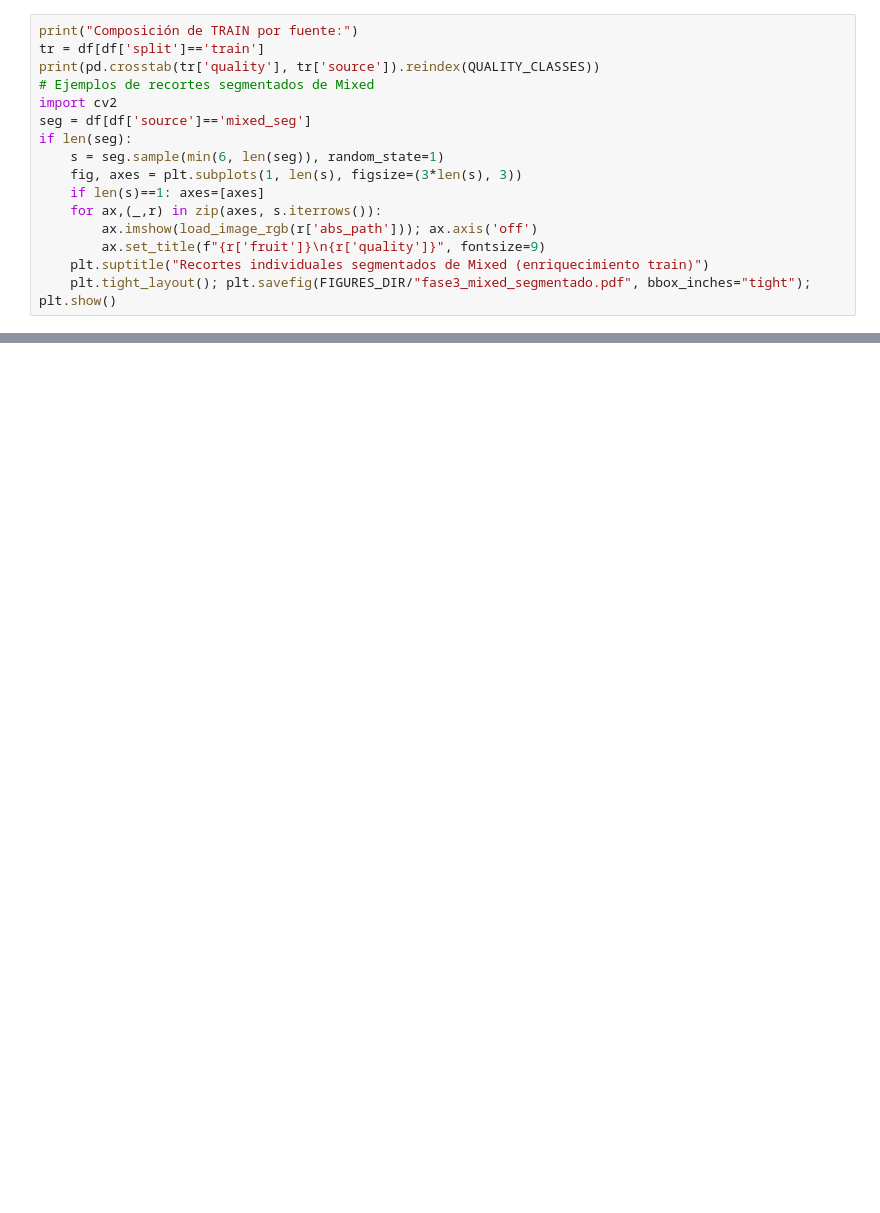
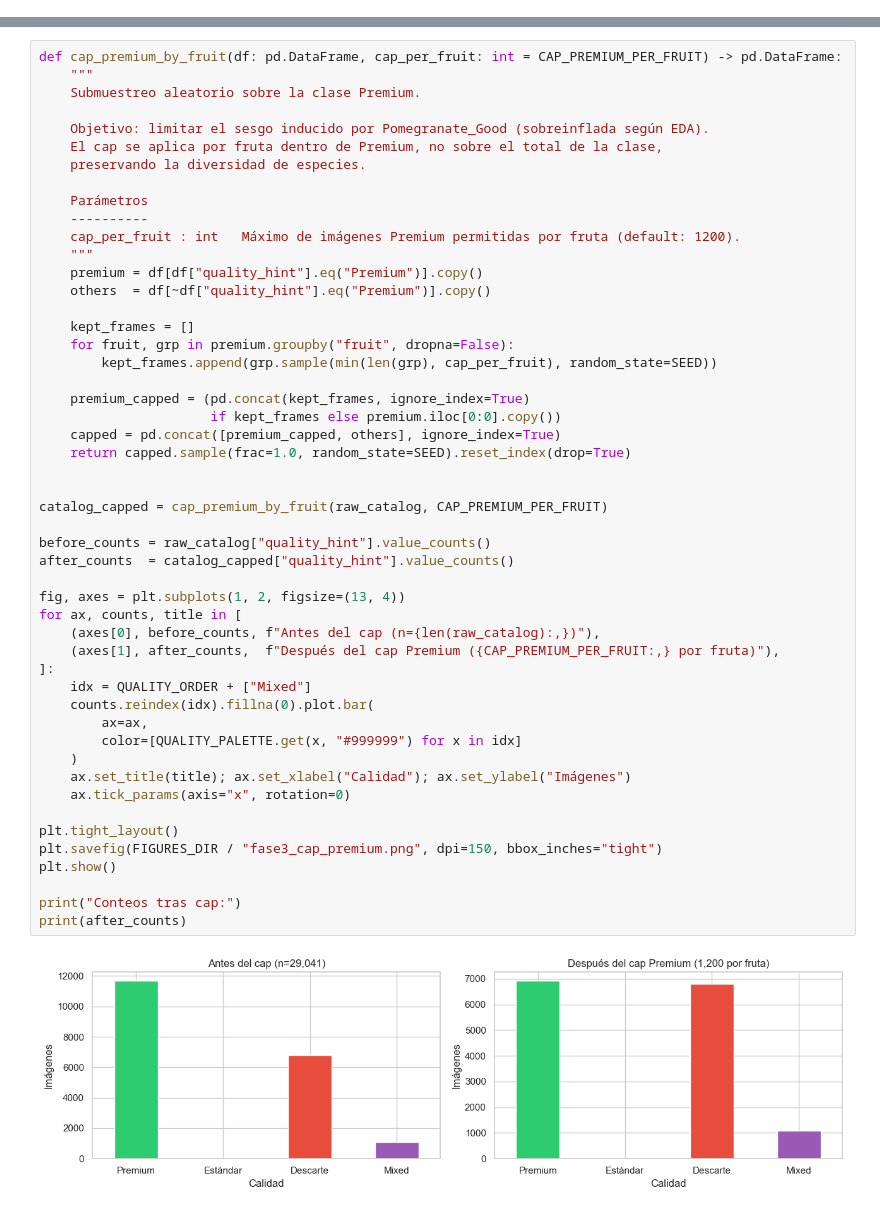
Before and after one commit to juanjgc0609/fruit-quality-classifier, a Jupyter notebook: notebooks/3_data_preparation/preprocessing.ipynb, the cells around one changed output, grey strips where cells are left out. Drawn from its saved outputs; the diff is of its cells as text; blank space fills up the shorter version.

```diff
--- a/notebooks/3_data_preparation/preprocessing.ipynb
+++ b/notebooks/3_data_preparation/preprocessing.ipynb
@@ -181,16 +0,0 @@ derivadas de color en la evaluación (evita métricas circulares).
-# %%
-print("Composición de TRAIN por fuente:")
-tr = df[df['split']=='train']
-print(pd.crosstab(tr['quality'], tr['source']).reindex(QUALITY_CLASSES))
-# Ejemplos de recortes segmentados de Mixed
-import cv2
-seg = df[df['source']=='mixed_seg']
-if len(seg):
-    s = seg.sample(min(6, len(seg)), random_state=1)
-    fig, axes = plt.subplots(1, len(s), figsize=(3*len(s), 3))
-    if len(s)==1: axes=[axes]
-    for ax,(_,r) in zip(axes, s.iterrows()):
-        ax.imshow(load_image_rgb(r['abs_path'])); ax.axis('off')
-        ax.set_title(f"{r['fruit']}\n{r['quality']}", fontsize=9)
-    plt.suptitle("Recortes individuales segmentados de Mixed (enriquecimiento train)")
-    plt.tight_layout(); plt.savefig(FIGURES_DIR/"fase3_mixed_segmentado.pdf", bbox_inches="tight"); plt.show()
@@ -215,0 +281,52 @@ Descarte    1489        827     193
+# %%
+def cap_premium_by_fruit(df: pd.DataFrame, cap_per_fruit: int = CAP_PREMIUM_PER_FRUIT) -> pd.DataFrame:
+    """
+    Submuestreo aleatorio sobre la clase Premium.
+
+    Objetivo: limitar el sesgo inducido por Pomegranate_Good (sobreinflada según EDA).
+    El cap se aplica por fruta dentro de Premium, no sobre el total de la clase,
+    preservando la diversidad de especies.
+
+    Parámetros
+    ----------
+    cap_per_fruit : int   Máximo de imágenes Premium permitidas por fruta (default: 1200).
+    """
+    premium = df[df["quality_hint"].eq("Premium")].copy()
+    others  = df[~df["quality_hint"].eq("Premium")].copy()
+
+    kept_frames = []
+    for fruit, grp in premium.groupby("fruit", dropna=False):
+        kept_frames.append(grp.sample(min(len(grp), cap_per_fruit), random_state=SEED))
+
+    premium_capped = (pd.concat(kept_frames, ignore_index=True)
+                      if kept_frames else premium.iloc[0:0].copy())
+    capped = pd.concat([premium_capped, others], ignore_index=True)
+    return capped.sample(frac=1.0, random_state=SEED).reset_index(drop=True)
+
+
+catalog_capped = cap_premium_by_fruit(raw_catalog, CAP_PREMIUM_PER_FRUIT)
+
+before_counts = raw_catalog["quality_hint"].value_counts()
+after_counts  = catalog_capped["quality_hint"].value_counts()
+
+fig, axes = plt.subplots(1, 2, figsize=(13, 4))
+for ax, counts, title in [
+    (axes[0], before_counts, f"Antes del cap (n={len(raw_catalog):,})"),
+    (axes[1], after_counts,  f"Después del cap Premium ({CAP_PREMIUM_PER_FRUIT:,} por fruta)"),
+]:
+    idx = QUALITY_ORDER + ["Mixed"]
+    counts.reindex(idx).fillna(0).plot.bar(
+        ax=ax,
+        color=[QUALITY_PALETTE.get(x, "#999999") for x in idx]
+    )
+    ax.set_title(title); ax.set_xlabel("Calidad"); ax.set_ylabel("Imágenes")
+    ax.tick_params(axis="x", rotation=0)
+
+plt.tight_layout()
+plt.savefig(FIGURES_DIR / "fase3_cap_premium.png", dpi=150, bbox_inches="tight")
+plt.show()
+
+print("Conteos tras cap:")
+print(after_counts)
+# %% [output]
+[figure, added]
```
Also changed, not shown: parts of 42 cells of this notebook, 5 other files.
